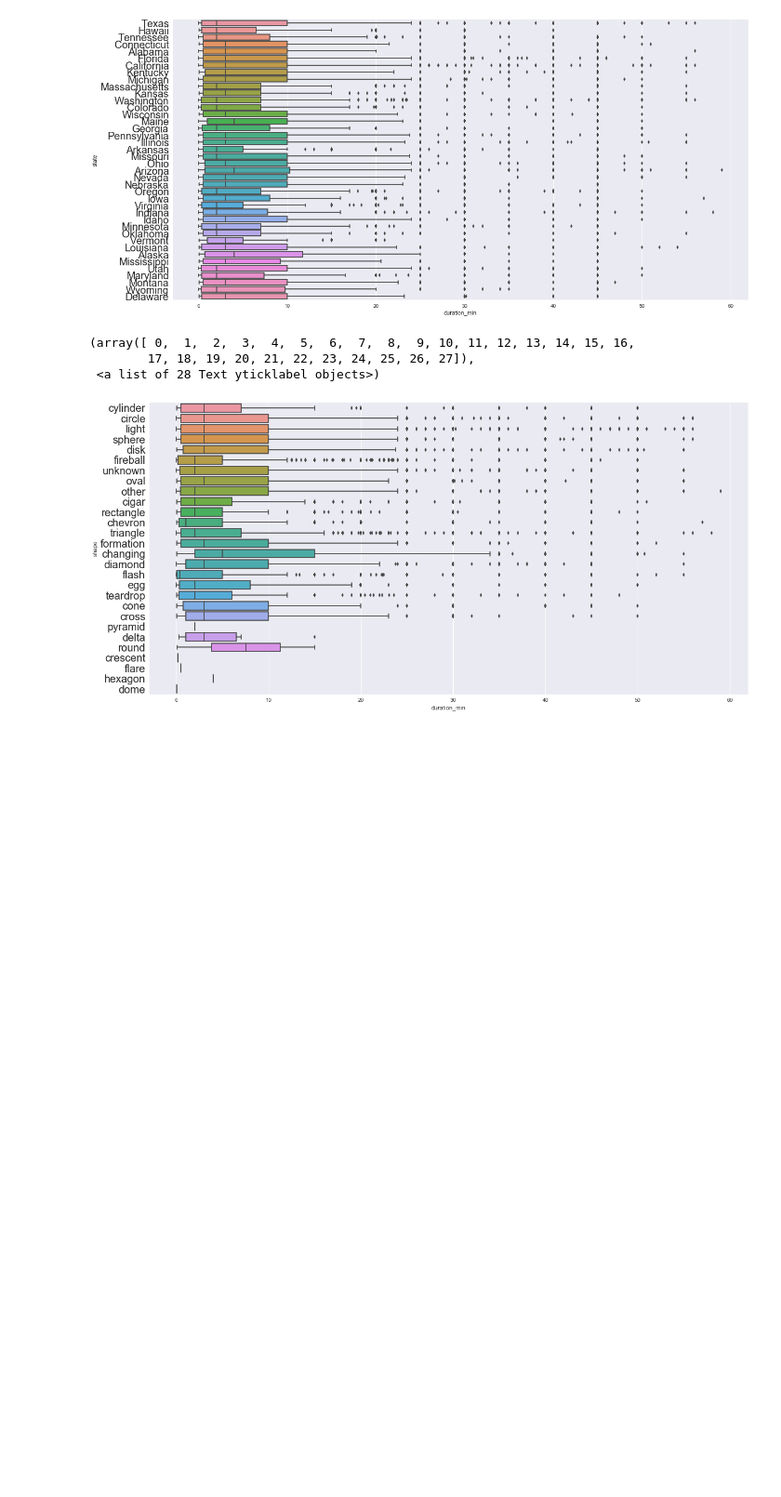
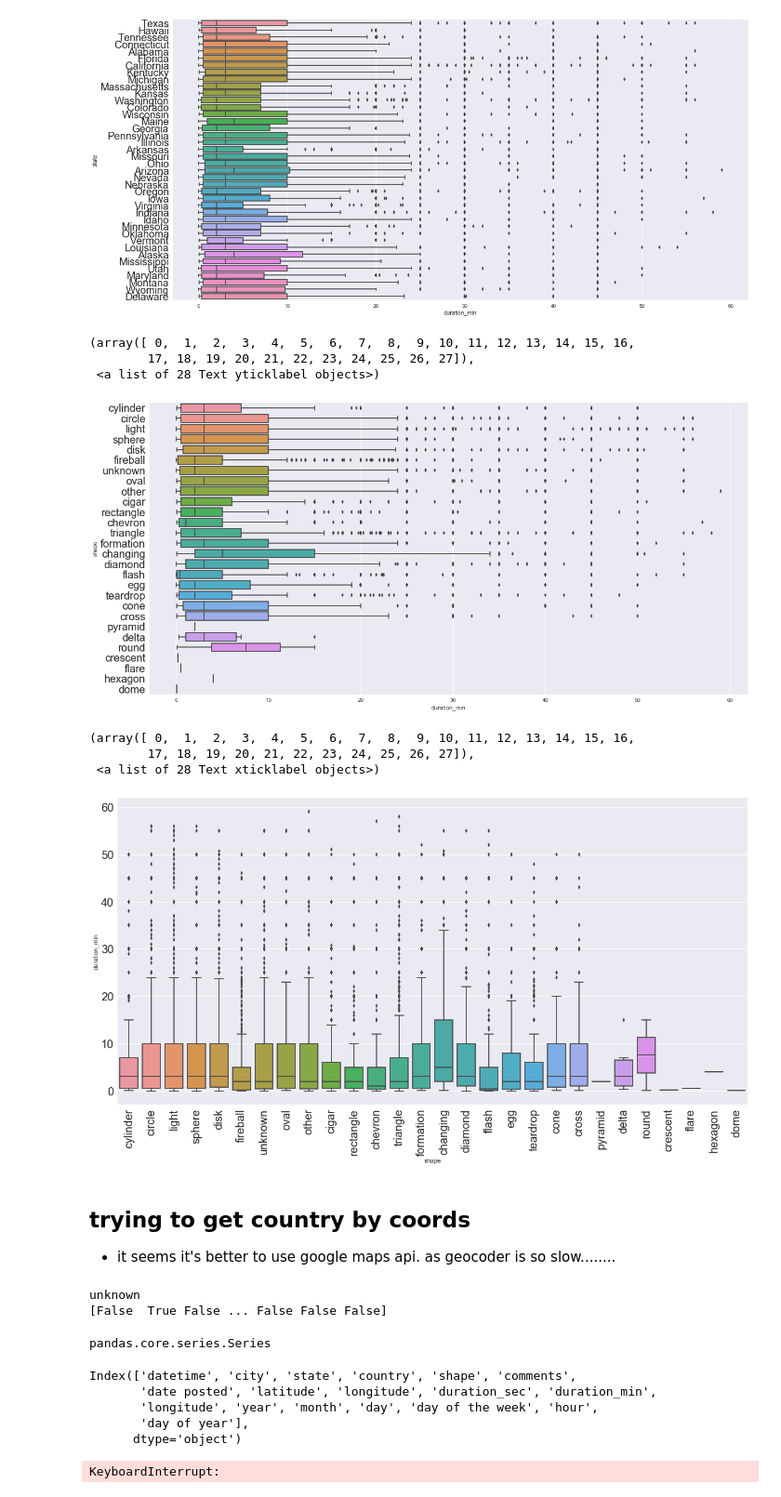
Before and after one commit to babinyurii/study-bench, a Jupyter notebook: ufo/UFO_walkthrough_1.ipynb, the cells around one changed output. Shown at 93% size. Drawn from its saved outputs; the diff is of its cells as text; code cells hidden in the pictures; blank space fills up the shorter version.

```diff
--- a/ufo/UFO_walkthrough_1.ipynb
+++ b/ufo/UFO_walkthrough_1.ipynb
@@ -564,3 +569,18 @@ plt.yticks(fontsize=20)
         17, 18, 19, 20, 21, 22, 23, 24, 25, 26, 27]),
  <a list of 28 Text yticklabel objects>)
 [figure]
+# %%
+
+plt.figure(figsize=(20, 10))
+sns.boxplot(x=temp['shape'], y=temp['duration_min'], orient='v' )
+plt.yticks(fontsize=20)
+plt.xticks(rotation='vertical', fontsize=20)
+# %% [output]
+(array([ 0,  1,  2,  3,  4,  5,  6,  7,  8,  9, 10, 11, 12, 13, 14, 15, 16,
+        17, 18, 19, 20, 21, 22, 23, 24, 25, 26, 27]),
+ <a list of 28 Text xticklabel objects>)
+[figure, added]
+# %% [markdown]
+## trying to get country by coords
+
+- it seems it's better to use google maps api. as geocoder is so slow........
@@ -566,0 +589,15 @@ plt.yticks(fontsize=20)
+# %%
+container = []
+
+countries = ufo['country']
+
+for country in countries:
+    if country == 'unknown':
+        print(country)
+
+        current_row = pd.Index(countries).get_loc(country)
+        print(current_row)
+        break
+# %% [output]
+unknown
+[False  True False ... False False False]
@@ -566,0 +606,35 @@ plt.yticks(fontsize=20)
+# %%
+type(indices)
+# %% [output]
+pandas.core.series.Series
+# %%
+ufo.columns
+# %% [output]
+Index(['datetime', 'city', 'state', 'country', 'shape', 'comments',
+       'date posted', 'latitude', 'longitude', 'duration_sec', 'duration_min',
+       'longitude', 'year', 'month', 'day', 'day of the week', 'hour',
+       'day of year'],
+      dtype='object')
+# %%
+row = 0
+for i in indices:
+
+    if i == 'unknown':
+        #print(i)
+        lat = ufo.iloc[row, 7]
+        long = ufo.iloc[row, 8]
+        geo_data = rg.search((lat, long))
+
+        # taking string, which is object on the map name
+        #print(geo_data[0]['name'])
+
+        # taking country
+        #print(geo_data[0]['cc'].lower())
+        #break
+
+        new_country = geo_data[0]['cc'].lower()
+        ufo.iloc[row, 3] = new_country
+
+    row += 1
+# %% [output]
+KeyboardInterrupt:
```
Also changed, not shown: parts of 5 cells of this notebook, 3 other files.
